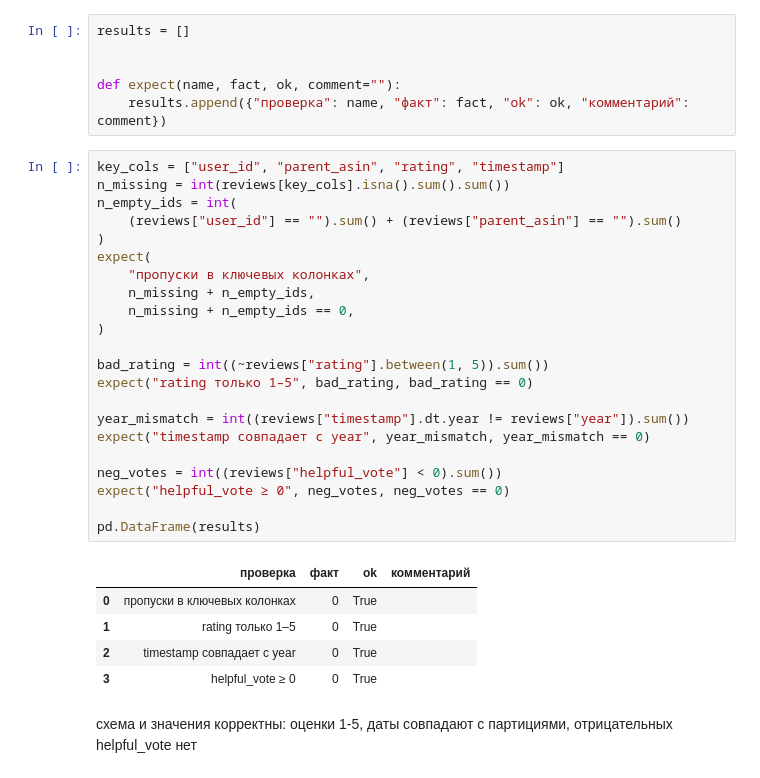
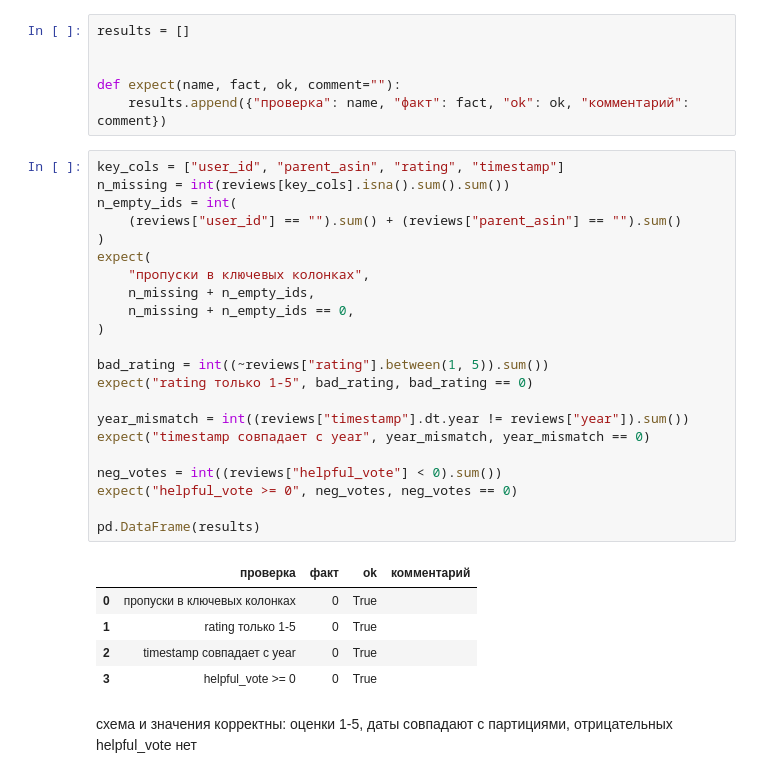
Before and after one commit to LevKhoriak/hse-ai-26-recsys-team-120, a Jupyter notebook: notebooks/eda_stage1.ipynb, the cells around one changed output. Cells and saved outputs as stored; diff of their text form.

```diff
--- a/notebooks/eda_stage1.ipynb
+++ b/notebooks/eda_stage1.ipynb
@@ -223,31 +223,31 @@ def expect(name, fact, ok, comment=""):
 # %%
 key_cols = ["user_id", "parent_asin", "rating", "timestamp"]
 n_missing = int(reviews[key_cols].isna().sum().sum())
 n_empty_ids = int(
     (reviews["user_id"] == "").sum() + (reviews["parent_asin"] == "").sum()
 )
 expect(
     "пропуски в ключевых колонках",
     n_missing + n_empty_ids,
     n_missing + n_empty_ids == 0,
 )
 
 bad_rating = int((~reviews["rating"].between(1, 5)).sum())
-expect("rating только 1–5", bad_rating, bad_rating == 0)
+expect("rating только 1-5", bad_rating, bad_rating == 0)
 
 year_mismatch = int((reviews["timestamp"].dt.year != reviews["year"]).sum())
 expect("timestamp совпадает с year", year_mismatch, year_mismatch == 0)
 
 neg_votes = int((reviews["helpful_vote"] < 0).sum())
-expect("helpful_vote ≥ 0", neg_votes, neg_votes == 0)
+expect("helpful_vote >= 0", neg_votes, neg_votes == 0)
 
 pd.DataFrame(results)
 # %% [output]
 |  | проверка | факт | ok | комментарий |
 | 0 | пропуски в ключевых колонках | 0 | True |  |
-| 1 | rating только 1–5 | 0 | True |  |
+| 1 | rating только 1-5 | 0 | True |  |
 | 2 | timestamp совпадает с year | 0 | True |  |
-| 3 | helpful_vote ≥ 0 | 0 | True |  |
+| 3 | helpful_vote >= 0 | 0 | True |  |
 # %% [markdown]
 схема и значения корректны: оценки 1-5, даты совпадают с партициями, отрицательных helpful_vote нет
 # %% [markdown]
```
Also changed, not shown: parts of 58 cells of this notebook.
